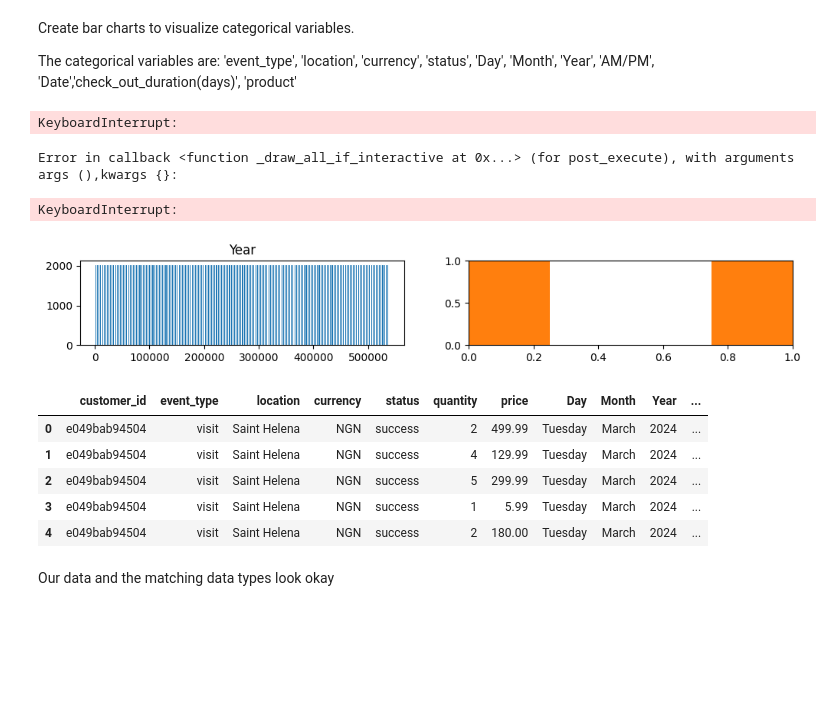
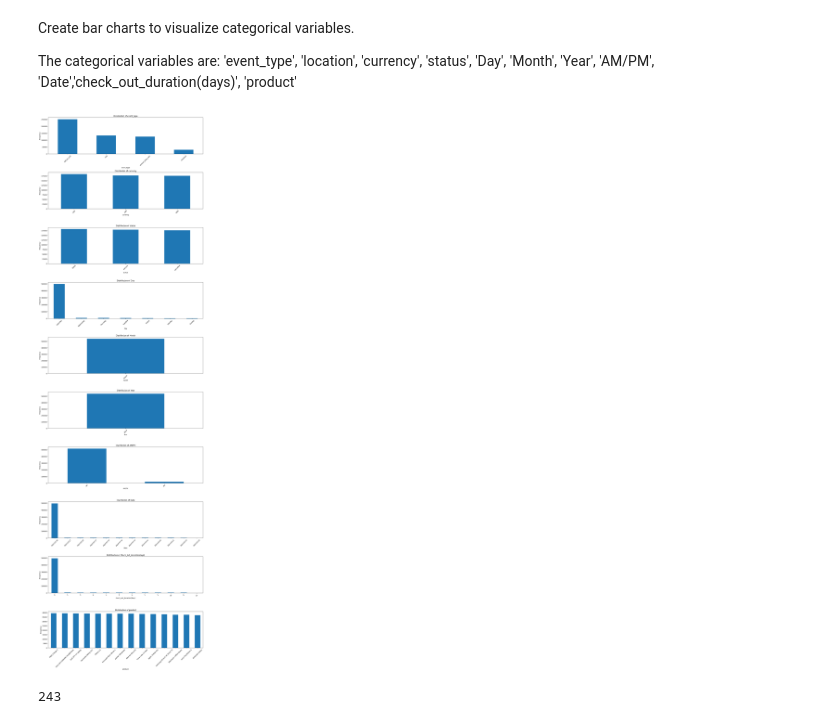
Before and after one commit to Sunday-Oladokun/ShopSmart-Inc.-E-commerce-Data-Analysis-Project, a Jupyter notebook: Project_2nd Semester.ipynb, the cells around one changed output. Drawn from its saved outputs; the diff is of its cells as text; code cells hidden in the pictures; blank space fills up the shorter version.

```diff
--- a/Project_2nd Semester.ipynb
+++ b/Project_2nd Semester.ipynb
@@ -601,6 +601,9 @@ Data columns (total 14 columns):
  13  product                   538605 non-null  object
 dtypes: float64(1), int32(1), int64(2), object(10)
 memory usage: 59.6+ MB
+# %%
+# Convert the year feature to a string object
+clean_data3['Year'] = clean_data3['Year'].astype(str)
 # %% [markdown]
 A very good look at the formats of the various features in our data above shows that they are well formatted and our data has been cleaned successfully too.
 # %% [markdown]
@@ -801,23 +802,33 @@ dtype: object
 Create bar charts to visualize categorical variables.
 
 The categorical variables are: 'event_type', 'location', 'currency', 'status', 'Day', 'Month', 'Year', 'AM/PM', 'Date','check_out_duration(days)', 'product'
-# %%
-# plot the categorical variables using bar charts
-features_categorical = ['event_type', 'location', 'currency', 'status', 'Day', 'Month', 'Year', 'AM/PM', 'Date','check_out_duration(days)', 'product']
-clean_data3[features_categorical].plot(kind='bar', subplots=True, layout=(6, 2), sharex=False, figsize=(12, 10))
-# %% [output]
-KeyboardInterrupt:
-Error in callback <function _draw_all_if_interactive at 0x...> (for post_execute), with arguments args (),kwargs {}:
-KeyboardInterrupt:
-[figure, removed]
-# %%
-clean_data3.head()
-# %% [output]
-|  | customer_id | event_type | location | currency | status | quantity | price | Day | Month | Year | ... |
-| 0 | e049bab94504 | visit | Saint Helena | NGN | success | 2 | 499.99 | Tuesday | March | 2024 | ... |
-| 1 | e049bab94504 | visit | Saint Helena | NGN | success | 4 | 129.99 | Tuesday | March | 2024 | ... |
-| 2 | e049bab94504 | visit | Saint Helena | NGN | success | 5 | 299.99 | Tuesday | March | 2024 | ... |
-| 3 | e049bab94504 | visit | Saint Helena | NGN | success | 1 | 5.99 | Tuesday | March | 2024 | ... |
-| 4 | e049bab94504 | visit | Saint Helena | NGN | success | 2 | 180.00 | Tuesday | March | 2024 | ... |
-# %% [markdown]
-Our data and the matching data types look okay
+# %%
+# Plot the categorical variables using bar charts
+features_categorical = ['event_type', 'currency', 'status', 'Day', 'Month', 'Year', 'AM/PM', 'Date','check_out_duration(days)', 'product']
+
+# Calculate the number of rows and columns for subplots
+num_plots = len(features_categorical)
+num_rows = num_plots
+num_cols = 1
+
+# Create subplots
+fig, axes = plt.subplots(num_rows, num_cols, figsize=(15, 5*num_rows))
+
+# Plot each categorical variable
+for i, feature in enumerate(features_categorical):
+    clean_data3[feature].value_counts().plot(kind='bar', ax=axes[i])
+    axes[i].set_title(f'Distribution of {feature}')
+    axes[i].set_xlabel(feature)
+    axes[i].set_ylabel('Frequency')
+    axes[i].tick_params(axis='x', rotation=45)
+
+# Adjust layout
+plt.tight_layout()
+plt.show()
+# %% [output]
+[figure, added]
+# %%
+# Get the unique locations
+len(clean_data3['location'].unique())
+# %% [output]
+243
```
Also changed, not shown: parts of 28 cells of this notebook.
